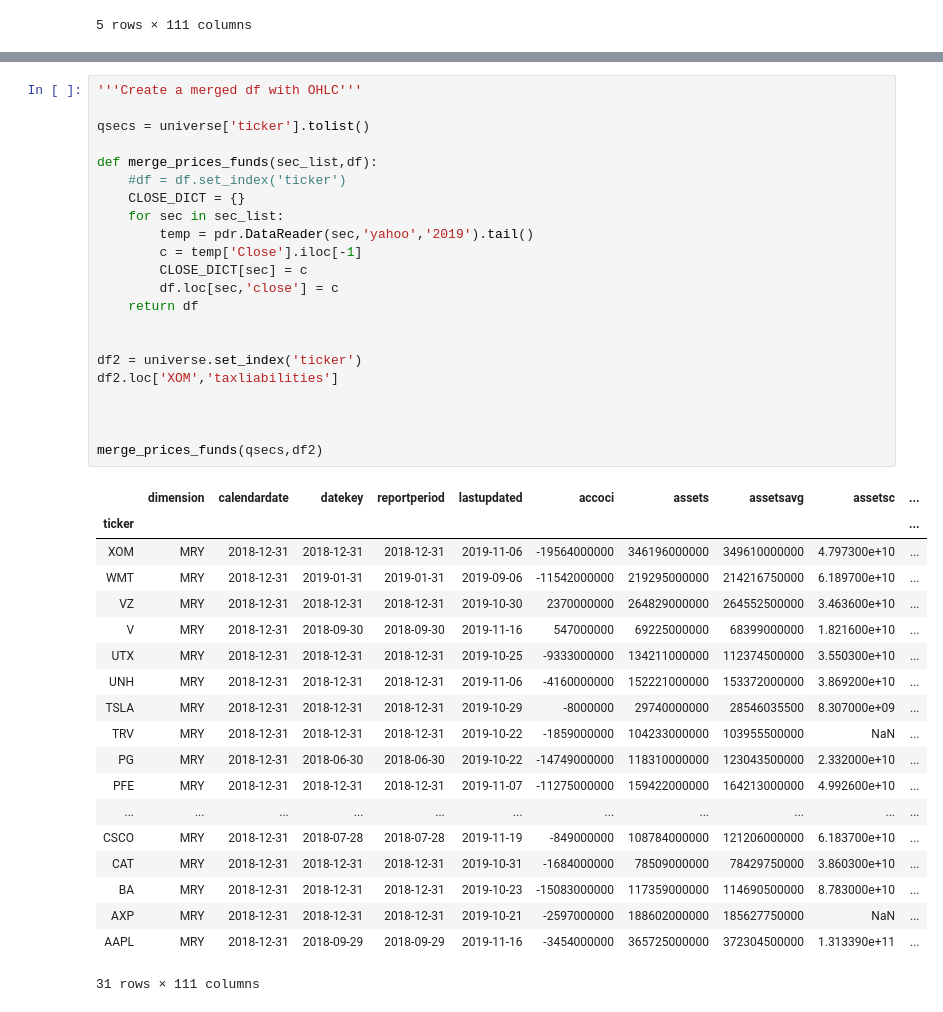
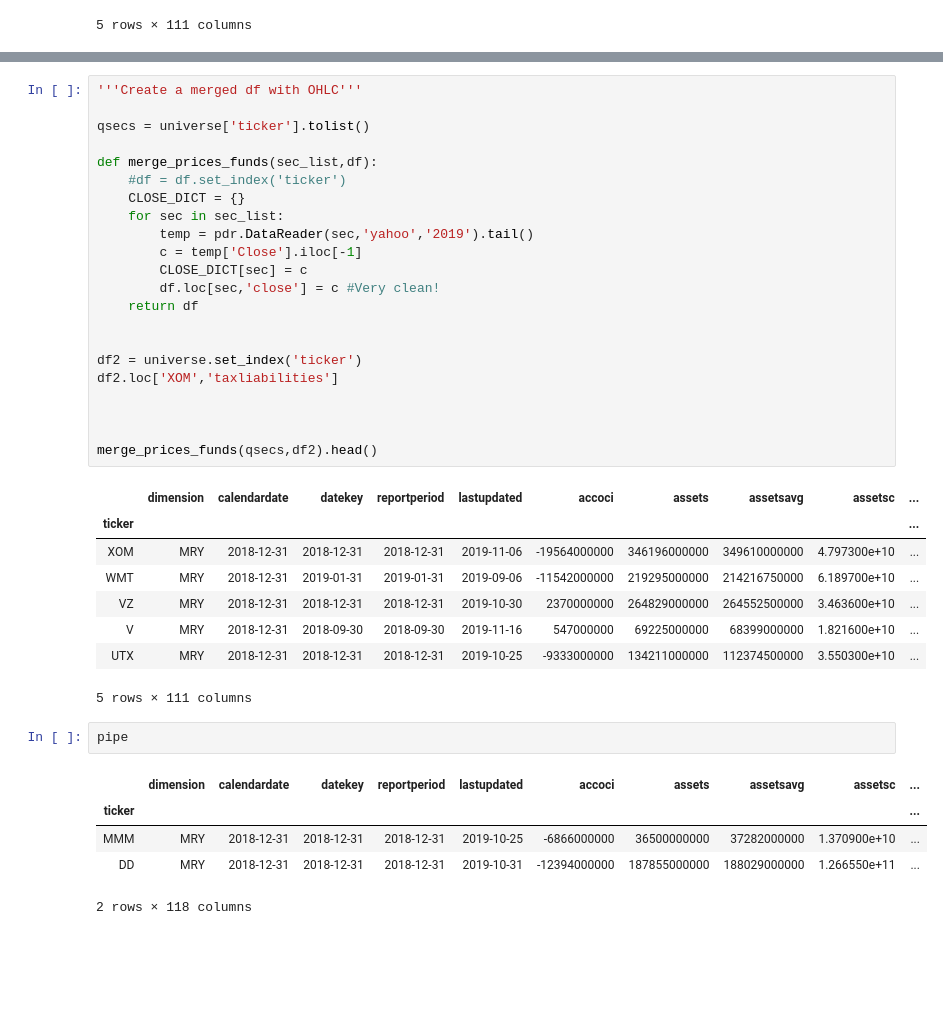
Before and after one commit to zoakes/DynUniv, a Jupyter notebook: Pipe.ipynb, the cells around one changed output, grey strips where cells are left out. Cells and saved outputs as stored; diff of their text form; blank space fills up the shorter version.

```diff
--- a/Pipe.ipynb
+++ b/Pipe.ipynb
@@ -105,42 +106,39 @@ See the caveats in the documentation: http://pandas.pydata.org/pandas-docs/stabl
 # %%
 '''Create a merged df with OHLC'''
 
 qsecs = universe['ticker'].tolist()
 
 def merge_prices_funds(sec_list,df):
     #df = df.set_index('ticker')
     CLOSE_DICT = {}
     for sec in sec_list:
         temp = pdr.DataReader(sec,'yahoo','2019').tail()
         c = temp['Close'].iloc[-1]
         CLOSE_DICT[sec] = c
-        df.loc[sec,'close'] = c
+        df.loc[sec,'close'] = c #Very clean!
     return df
 
 
 df2 = universe.set_index('ticker')
 df2.loc['XOM','taxliabilities']
 
 
 
-merge_prices_funds(qsecs,df2)
+merge_prices_funds(qsecs,df2).head()
 # %% [output]
 |  | dimension | calendardate | datekey | reportperiod | lastupdated | accoci | assets | assetsavg | assetsc | ... |
 | ticker |  |  |  |  |  |  |  |  |  | ... |
 | XOM | MRY | 2018-12-31 | 2018-12-31 | 2018-12-31 | 2019-11-06 | -19564000000 | 346196000000 | 349610000000 | 4.797300e+10 | ... |
 | WMT | MRY | 2018-12-31 | 2019-01-31 | 2019-01-31 | 2019-09-06 | -11542000000 | 219295000000 | 214216750000 | 6.189700e+10 | ... |
 | VZ | MRY | 2018-12-31 | 2018-12-31 | 2018-12-31 | 2019-10-30 | 2370000000 | 264829000000 | 264552500000 | 3.463600e+10 | ... |
 | V | MRY | 2018-12-31 | 2018-09-30 | 2018-09-30 | 2019-11-16 | 547000000 | 69225000000 | 68399000000 | 1.821600e+10 | ... |
 | UTX | MRY | 2018-12-31 | 2018-12-31 | 2018-12-31 | 2019-10-25 | -9333000000 | 134211000000 | 112374500000 | 3.550300e+10 | ... |
-| UNH | MRY | 2018-12-31 | 2018-12-31 | 2018-12-31 | 2019-11-06 | -4160000000 | 152221000000 | 153372000000 | 3.869200e+10 | ... |
-| TSLA | MRY | 2018-12-31 | 2018-12-31 | 2018-12-31 | 2019-10-29 | -8000000 | 29740000000 | 28546035500 | 8.307000e+09 | ... |
-| TRV | MRY | 2018-12-31 | 2018-12-31 | 2018-12-31 | 2019-10-22 | -1859000000 | 104233000000 | 103955500000 | NaN | ... |
-| PG | MRY | 2018-12-31 | 2018-06-30 | 2018-06-30 | 2019-10-22 | -14749000000 | 118310000000 | 123043500000 | 2.332000e+10 | ... |
-| PFE | MRY | 2018-12-31 | 2018-12-31 | 2018-12-31 | 2019-11-07 | -11275000000 | 159422000000 | 164213000000 | 4.992600e+10 | ... |
-| ... | ... | ... | ... | ... | ... | ... | ... | ... | ... | ... |
-| CSCO | MRY | 2018-12-31 | 2018-07-28 | 2018-07-28 | 2019-11-19 | -849000000 | 108784000000 | 121206000000 | 6.183700e+10 | ... |
-| CAT | MRY | 2018-12-31 | 2018-12-31 | 2018-12-31 | 2019-10-31 | -1684000000 | 78509000000 | 78429750000 | 3.860300e+10 | ... |
-| BA | MRY | 2018-12-31 | 2018-12-31 | 2018-12-31 | 2019-10-23 | -15083000000 | 117359000000 | 114690500000 | 8.783000e+10 | ... |
-| AXP | MRY | 2018-12-31 | 2018-12-31 | 2018-12-31 | 2019-10-21 | -2597000000 | 188602000000 | 185627750000 | NaN | ... |
-| AAPL | MRY | 2018-12-31 | 2018-09-29 | 2018-09-29 | 2019-11-16 | -3454000000 | 365725000000 | 372304500000 | 1.313390e+11 | ... |
-31 rows × 111 columns
+5 rows × 111 columns
+# %%
+pipe
+# %% [output]
+|  | dimension | calendardate | datekey | reportperiod | lastupdated | accoci | assets | assetsavg | assetsc | ... |
+| ticker |  |  |  |  |  |  |  |  |  | ... |
+| MMM | MRY | 2018-12-31 | 2018-12-31 | 2018-12-31 | 2019-10-25 | -6866000000 | 36500000000 | 37282000000 | 1.370900e+10 | ... |
+| DD | MRY | 2018-12-31 | 2018-12-31 | 2018-12-31 | 2019-10-31 | -12394000000 | 187855000000 | 188029000000 | 1.266550e+11 | ... |
+2 rows × 118 columns
```
Also changed, not shown: parts of 3 cells of this notebook.
